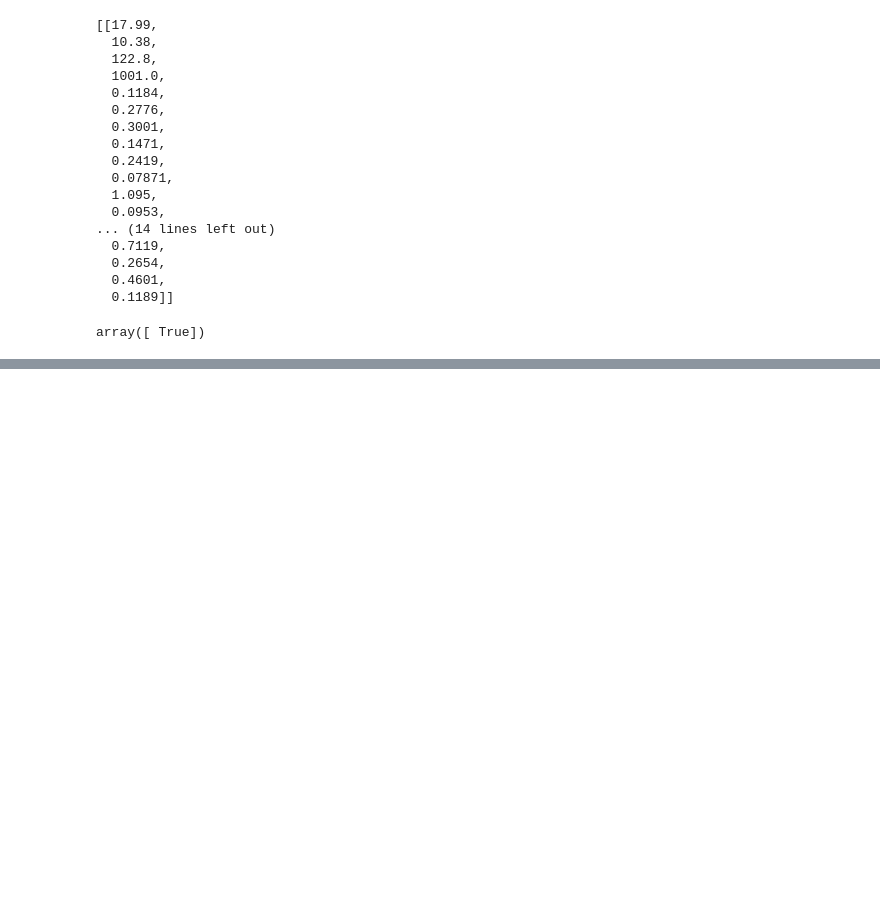
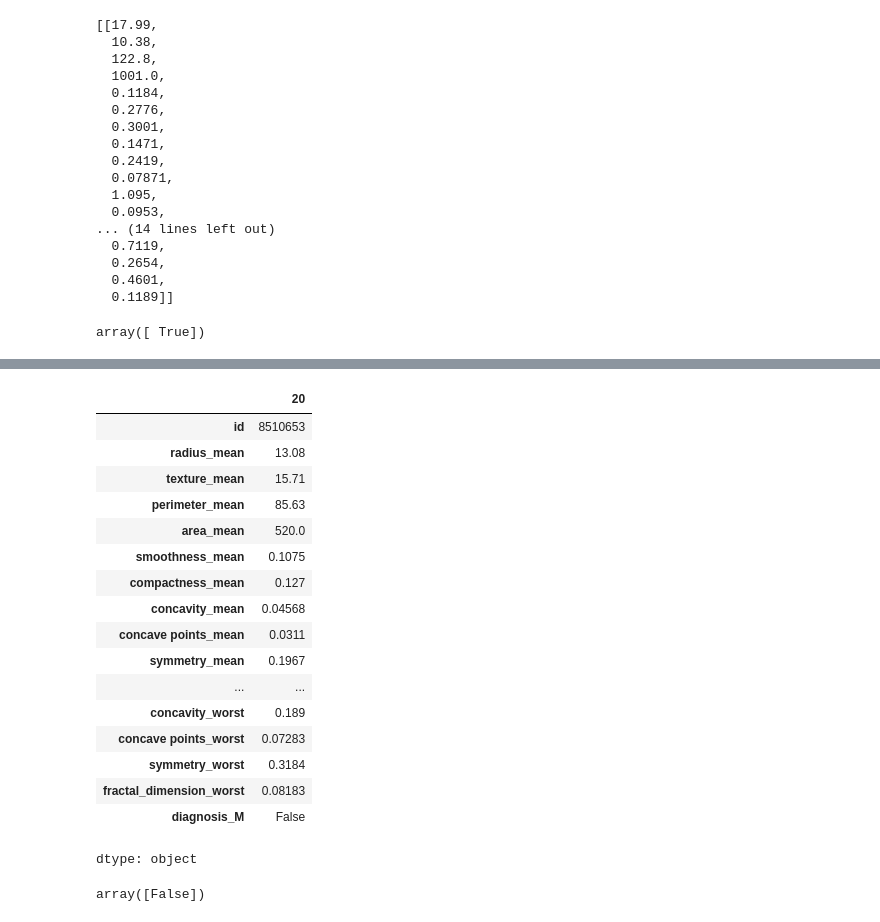
Before and after one commit to SazzadHossain1461/Breast-Cancer-Detection, a Jupyter notebook: Breast_Cancer_Detection.ipynb, the cells around one changed output, grey strips where cells are left out. Cells and saved outputs as stored; diff of their text form; code cells hidden in the pictures; blank space fills up the shorter version.

```diff
--- a/Breast_Cancer_Detection.ipynb
+++ b/Breast_Cancer_Detection.ipynb
@@ -560,0 +571,21 @@ array([ True])
+# %%
+display(dataset.iloc[20].T)
+# %% [output]
+|  | 20 |
+| id | 8510653 |
+| radius_mean | 13.08 |
+| texture_mean | 15.71 |
+| perimeter_mean | 85.63 |
+| area_mean | 520.0 |
+| smoothness_mean | 0.1075 |
+| compactness_mean | 0.127 |
+| concavity_mean | 0.04568 |
+| concave points_mean | 0.0311 |
+| symmetry_mean | 0.1967 |
+| ... | ... |
+| concavity_worst | 0.189 |
+| concave points_worst | 0.07283 |
+| symmetry_worst | 0.3184 |
+| fractal_dimension_worst | 0.08183 |
+| diagnosis_M | False |
+dtype: object
@@ -560,0 +596,4 @@ array([ True])
+# %%
+classifer.predict(sc.transform(single_obs))
+# %% [output]
+array([False])
```
Also changed, not shown: parts of 2 cells of this notebook.
